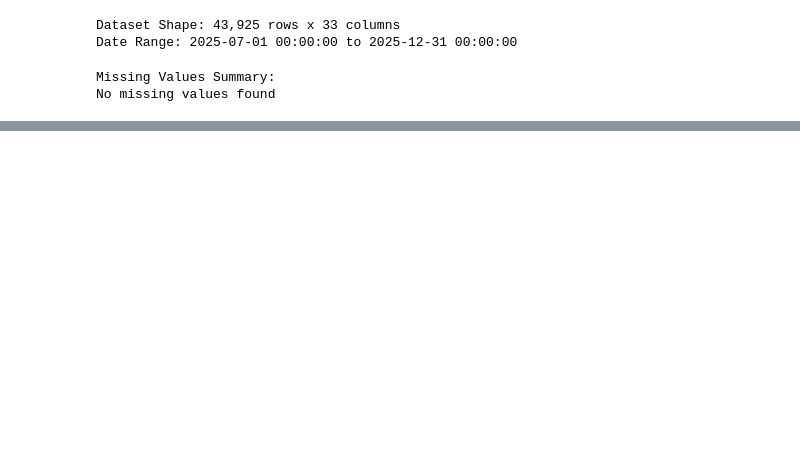
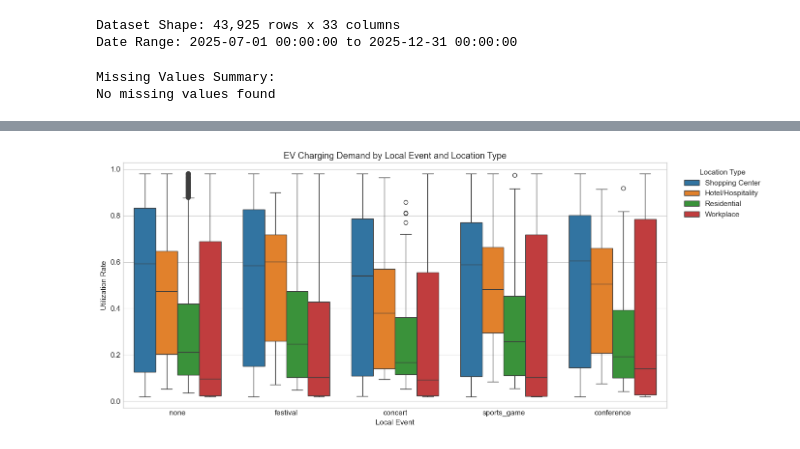
Before and after one commit to BruhBoba/Electric-Vehicle-Charging-Station-Demand-Predictor, a Jupyter notebook: ev_charging_data_visualization.ipynb, the cells around one changed output, grey strips where cells are left out. Saved outputs shown, nothing was run; the diff lists cells and outputs as text; code cells hidden in the pictures; blank space fills up the shorter version.

```diff
--- a/ev_charging_data_visualization.ipynb
+++ b/ev_charging_data_visualization.ipynb
@@ -103,0 +151,24 @@ plt.show()
+# %%
+plt.figure(figsize=(14,6))
+
+sns.boxplot(
+    data=df,
+    x="local_event",
+    y="utilization_rate",
+    hue="location_type"
+)
+
+plt.title("EV Charging Demand by Local Event and Location Type")
+plt.xlabel("Local Event")
+plt.ylabel("Utilization Rate")
+
+plt.legend(
+    title="Location Type",
+    bbox_to_anchor=(1.02,1),
+    loc="upper left"
+)
+
+plt.tight_layout()
+plt.show()
+# %% [output]
+[figure, added]
```
Also changed, not shown: parts of 6 cells of this notebook, 1 other file.
